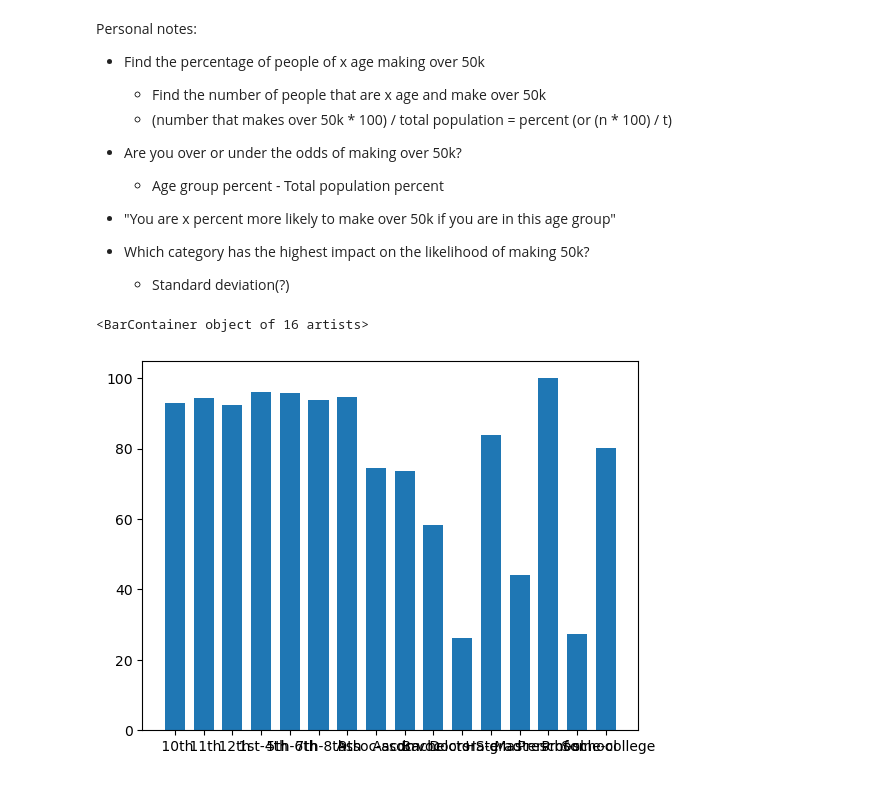
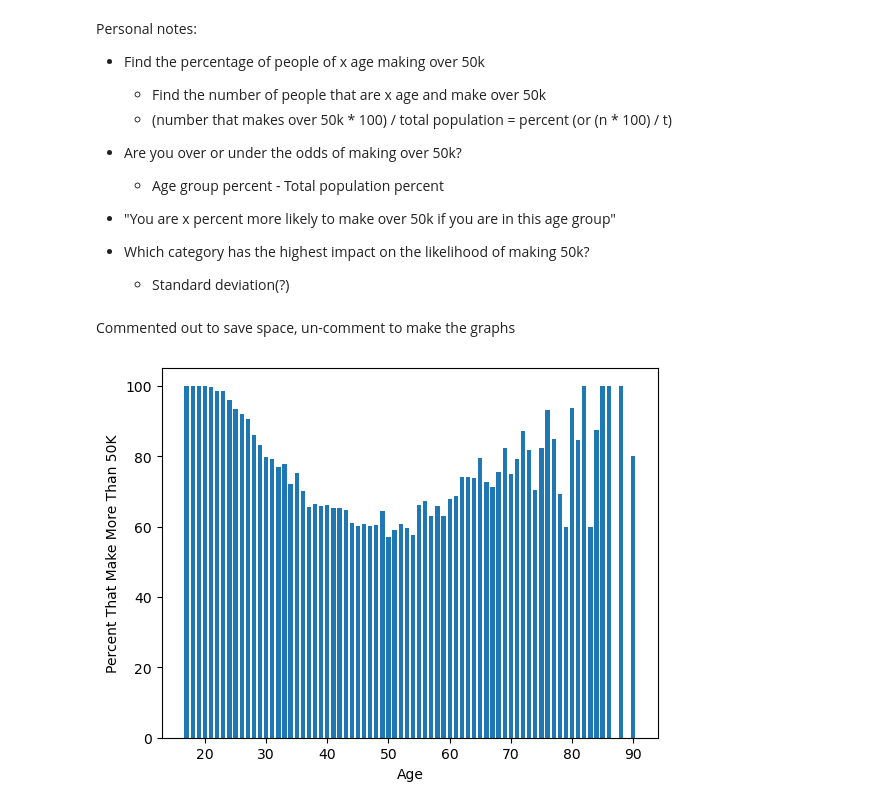
Before and after one commit to JohnJack-Lynch/PPL-Final-Project, a Jupyter notebook: pplFinalNotebookJRL_RH.ipynb, the cells around one changed output. Cells and saved outputs as stored; diff of their text form; code cells hidden in the pictures.

```diff
--- a/pplFinalNotebookJRL_RH.ipynb
+++ b/pplFinalNotebookJRL_RH.ipynb
@@ -51,6 +51,8 @@ df.reset_index(drop=True, inplace=True)
 df.replace(' >50K', 0, inplace=True)
 df.replace(' <=50K', 1, inplace=True)
 
+df.drop(['relationship'], axis=1, inplace=True)
+
 #display(df)
 
 #plt.scatter(df['capital-gain'], df['age'])
@@ -74,21 +71,29 @@ Personal notes:
 
 - Which category has the highest impact on the likelihood of making 50k?
     - Standard deviation(?)
+# %% [markdown]
+Commented out to save space, un-comment to make the graphs
 # %%
 agegroups = df.groupby('age')['income'].agg(['mean', 'count']).reset_index()
 
 agegroups['percent-over-50k'] = (agegroups['mean'] * 100).round(2)
 agegroups['population-percent'] = ((agegroups['count'] / len(df)) * 100).round(2)
 
-#plt.scatter(agegroups['age'], agegroups['percent-over-50k'])
-#plt.scatter(agegroups['age'], agegroups['population-percent'])
+plt.bar(agegroups['age'], agegroups['percent-over-50k'], width=0.7)
+
+plt.xlabel("Age")
+plt.ylabel("Percent That Make More Than 50K")
+plt.show()
+# %% [output]
+[figure, added]
 # %%
-edgroups = df.groupby('education')['income'].agg(['mean', 'count']).reset_index()
+edgroups = df.groupby('education-num')['income'].agg(['mean', 'count']).reset_index()
 
 edgroups['percent-over-50k'] = (edgroups['mean'] * 100).round(2)
 edgroups['population-percent'] = ((edgroups['count'] / len(df)) * 100).round(2)
 
-plt.bar(edgroups['education'], edgroups['percent-over-50k'], width=0.7)
+#plt.bar(edgroups['education-num'], edgroups['population-percent'], width=0.7)
+
+#plt.xlabel("Education")
+#plt.ylabel("Percent That Make More Than 50K")
+#plt.show()
-# %% [output]
-<BarContainer object of 16 artists>
-[figure, removed]
```
Also changed, not shown: parts of 8 cells of this notebook.
